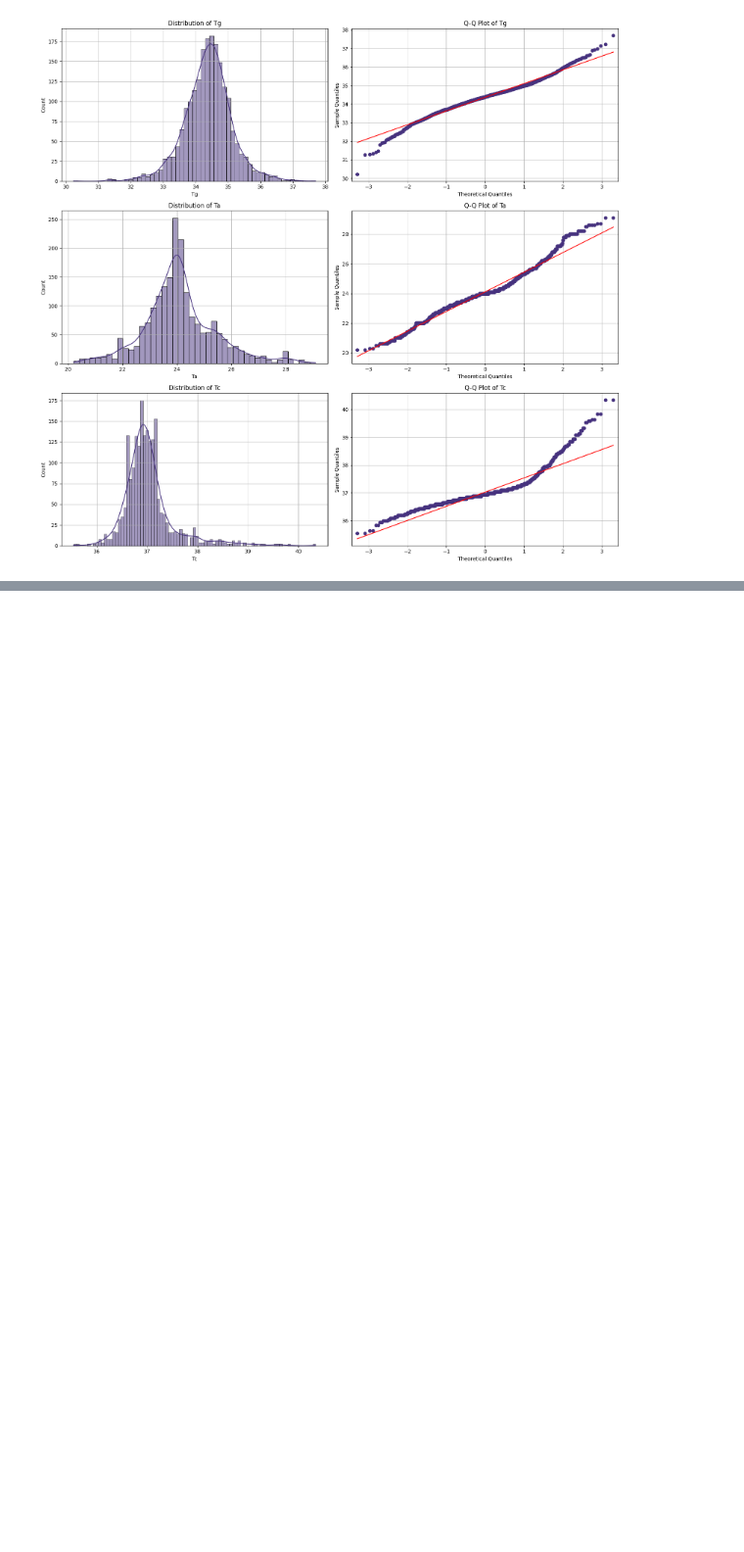
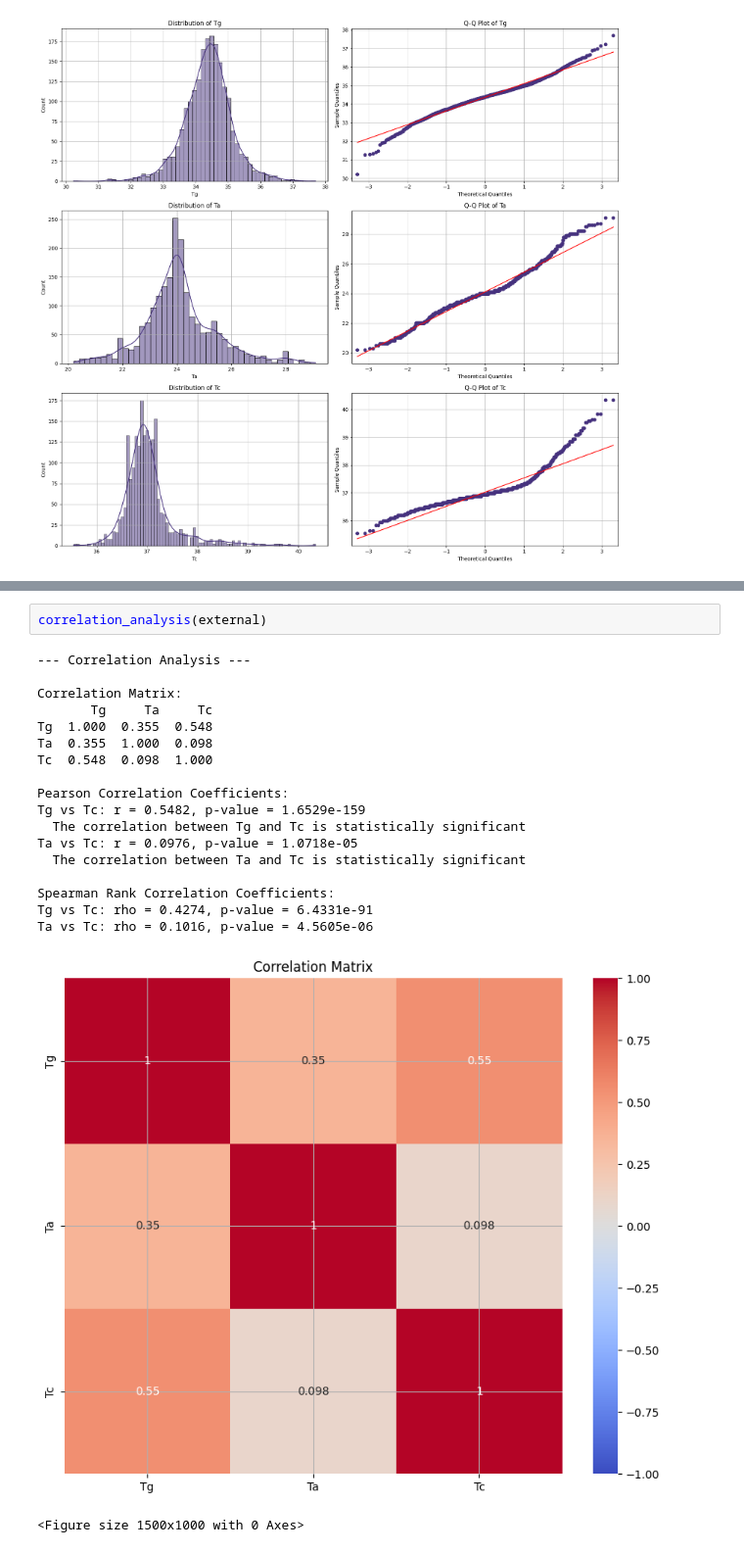
Before and after one commit to woaine/calcifer, a Jupyter notebook: notebooks/eda.ipynb, the cells around one changed output, grey strips where cells are left out. Shown at 98% size. Cells and saved outputs as stored; diff of their text form; blank space fills up the shorter version.

Commit message:
feat: analyze the correlations between variables

```diff
--- a/notebooks/eda.ipynb
+++ b/notebooks/eda.ipynb
@@ -195,0 +184,22 @@ Tc: test statistic = 0.8392, p-value = 3.1533e-41
+# %%
+correlation_analysis(external)
+# %% [output]
+--- Correlation Analysis ---
+
+Correlation Matrix:
+       Tg     Ta     Tc
+Tg  1.000  0.355  0.548
+Ta  0.355  1.000  0.098
+Tc  0.548  0.098  1.000
+
+Pearson Correlation Coefficients:
+Tg vs Tc: r = 0.5482, p-value = 1.6529e-159
+  The correlation between Tg and Tc is statistically significant
+Ta vs Tc: r = 0.0976, p-value = 1.0718e-05
+  The correlation between Ta and Tc is statistically significant
+
+Spearman Rank Correlation Coefficients:
+Tg vs Tc: rho = 0.4274, p-value = 6.4331e-91
+Ta vs Tc: rho = 0.1016, p-value = 4.5605e-06
+[figure, added]
+<Figure size 1500x1000 with 0 Axes>
```
Also changed, not shown: parts of 8 cells of this notebook, 3 other files.
